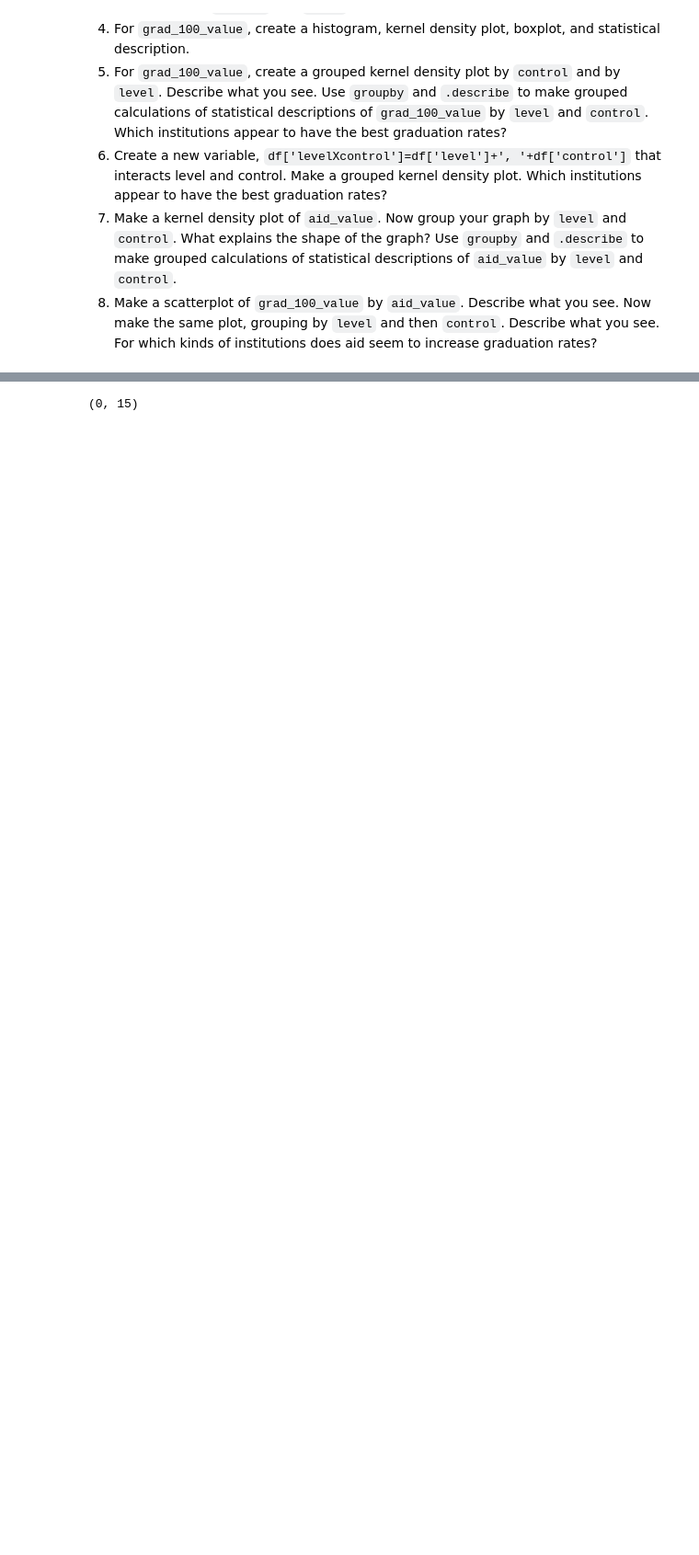
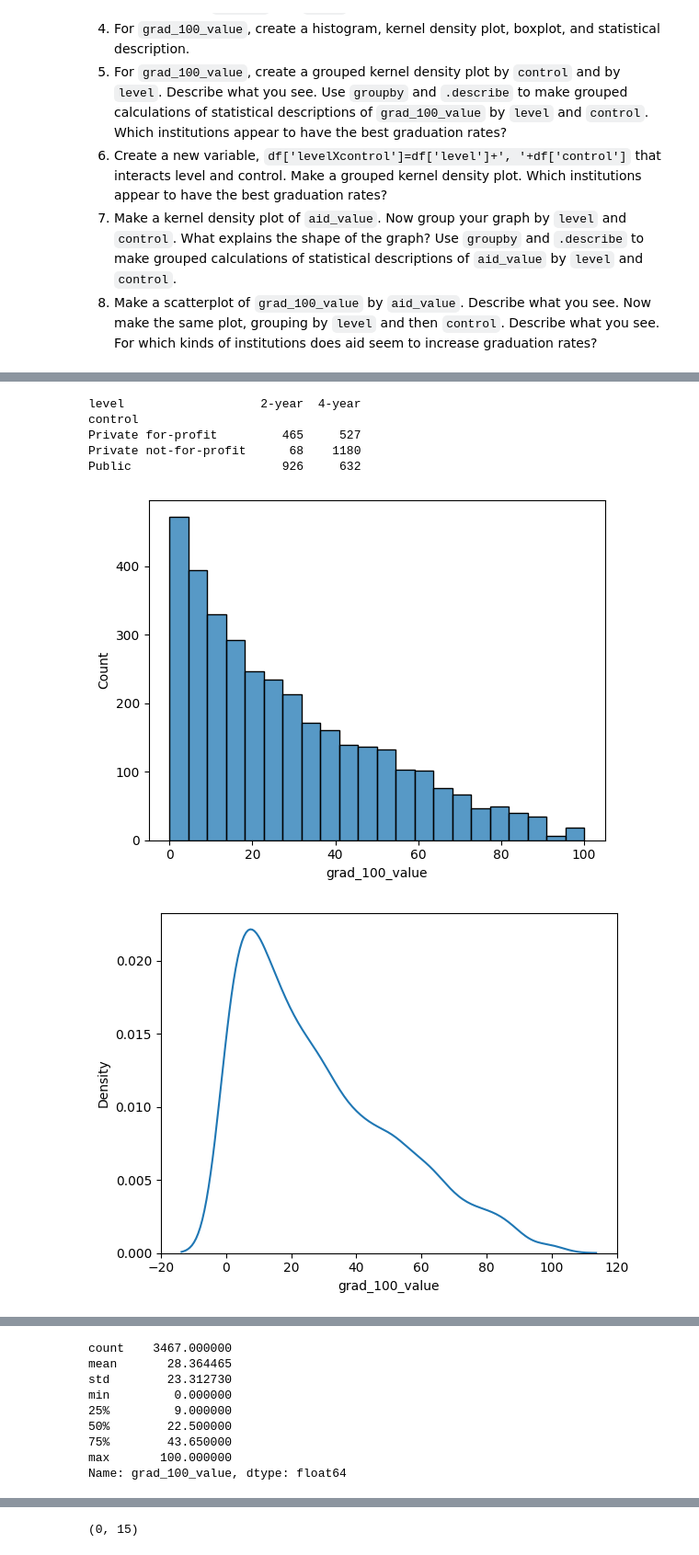
Before and after one commit to JulianKrese/visualization, a Jupyter notebook: assignment/assignment.ipynb, the cells around one changed output, grey strips where cells are left out. Shown at 92% size. Saved outputs shown, nothing was run; the diff lists cells and outputs as text; code cells hidden in the pictures; blank space fills up the shorter version.

```diff
--- a/assignment/assignment.ipynb
+++ b/assignment/assignment.ipynb
@@ -88,0 +50,24 @@ df.head()
+# %%
+## 3 ##
+control = "control"
+level = "level"
+print(pd.crosstab(df[control], df[level]))
+# %% [output]
+level                   2-year  4-year
+control
+Private for-profit         465     527
+Private not-for-profit      68    1180
+Public                     926     632
+# %%
+# ## 4 ##
+gradVal = "grad_100_value"
+sns.histplot(df[gradVal])
+plt.show()
+sns.kdeplot(df[gradVal])
+plt.show()
+sns.boxplot(df[gradVal])
+plt.show()
+df[gradVal].describe()
+# %% [output]
+[figure, added]
+[figure, added]
@@ -88,0 +75,9 @@ df.head()
+count    3467.000000
+mean       28.364465
+std        23.312730
+min         0.000000
+25%         9.000000
+50%        22.500000
+75%        43.650000
+max       100.000000
+Name: grad_100_value, dtype: float64
```
Also changed, not shown: parts of 9 cells of this notebook.
